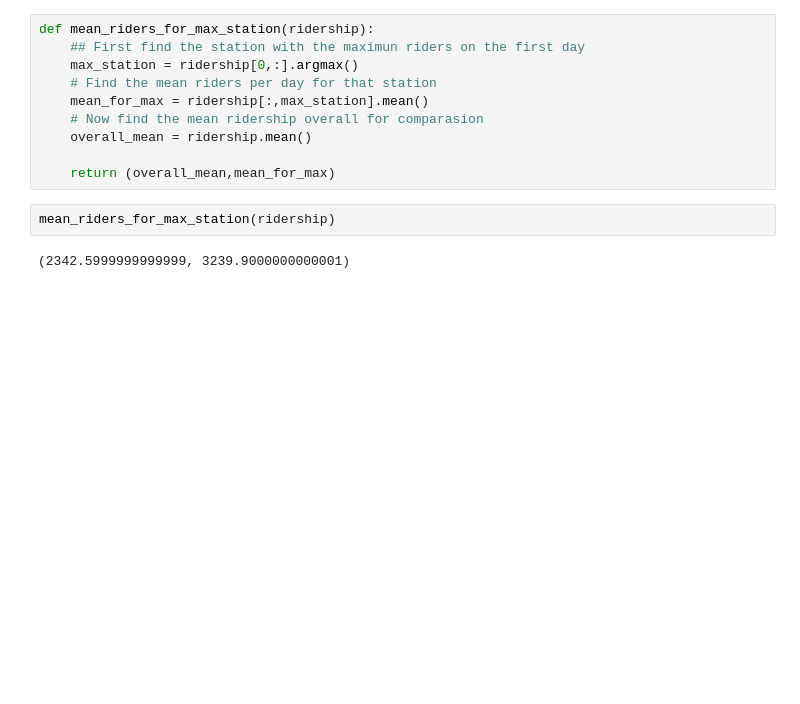
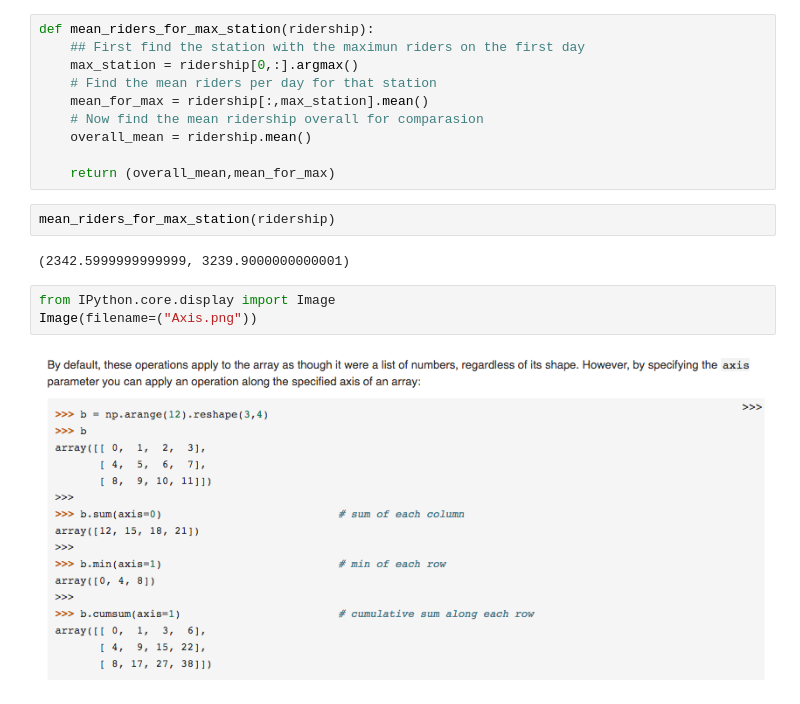
Before and after one commit to vagnercazarotto/MachineLearningSpecialization, a Jupyter notebook: Intro to Data Analysis/Numpy as a Two Dimension Array.ipynb, the cells around one changed output. Saved outputs shown, nothing was run; the diff lists cells and outputs as text; blank space fills up the shorter version.

```diff
--- a/Intro to Data Analysis/Numpy as a Two Dimension Array.ipynb
+++ b/Intro to Data Analysis/Numpy as a Two Dimension Array.ipynb
@@ -87,3 +87,8 @@ def mean_riders_for_max_station(ridership):
 mean_riders_for_max_station(ridership)
 # %% [output]
 (2342.5999999999999, 3239.9000000000001)
+# %%
+from IPython.core.display import Image
+Image(filename=("Axis.png"))
+# %% [output]
+[figure, added]
```
Also changed, not shown: parts of 5 cells of this notebook, 1 other file.
